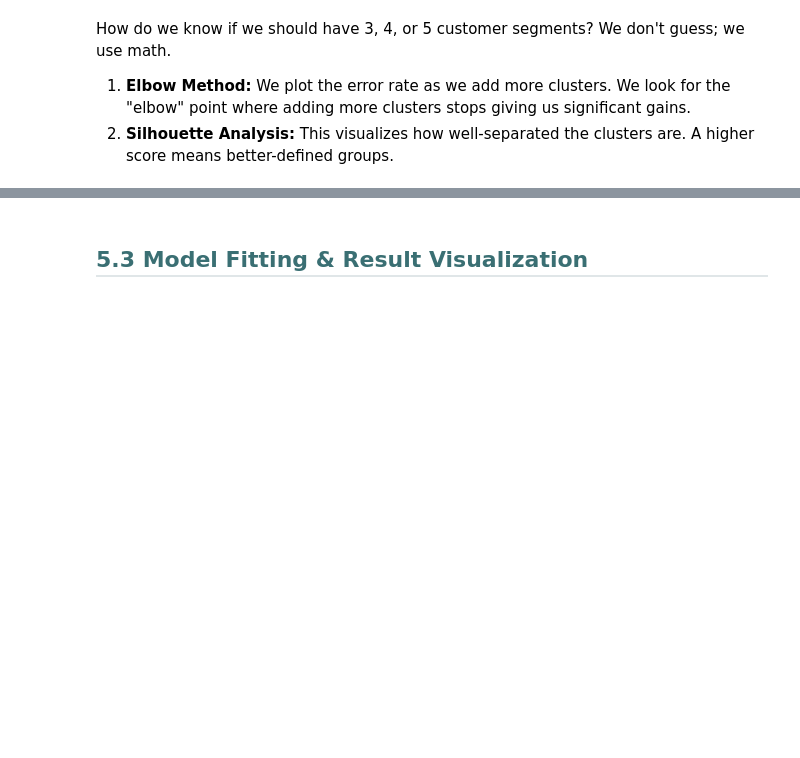
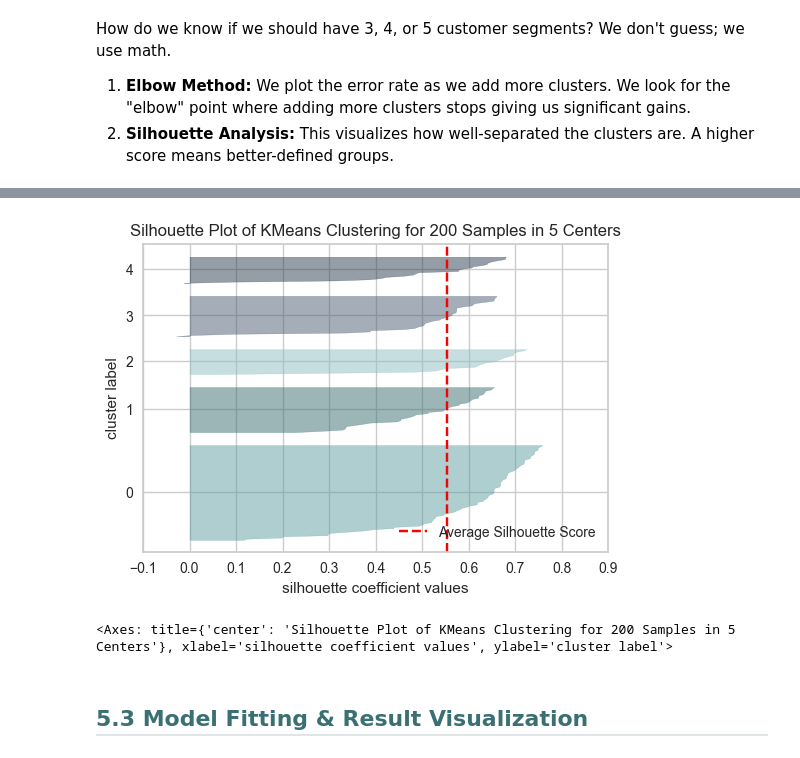
Before and after one commit to montypie/DS_Projects, a Jupyter notebook: 4_UnsupPCA/customer_segmentation_oef.ipynb, the cells around one changed output, grey strips where cells are left out. Saved outputs shown, nothing was run; the diff lists cells and outputs as text; code cells hidden in the pictures; blank space fills up the shorter version.

```diff
--- a/3_ClassifCluster/customer_segmentation_oef.ipynb
+++ b/4_UnsupPCA/customer_segmentation_oef.ipynb
@@ -581,4 +580,17 @@ visualizer.show()
 <Axes: title={'center': 'Distortion Score Elbow for KMeans Clustering'}, xlabel='k', ylabel='distortion score'>
+# %%
+model_5 = KMeans(n_clusters=5, random_state=42)
+visualizer = SilhouetteVisualizer(
+    model_5,
+    force_model=True,
+    colors=teal_corporate_palette)
+
+plt.figure(figsize=(6, 4))
+visualizer.fit(X_scaled)
+visualizer.show()
+# %% [output]
+[figure, added]
+<Axes: title={'center': 'Silhouette Plot of KMeans Clustering for 200 Samples in 5 Centers'}, xlabel='silhouette coefficient values', ylabel='cluster label'>
 # %% [markdown]
 <h2 style="
     color: #3A6F73;
```
Also changed, not shown: parts of 17 cells of this notebook, 1 other file.
